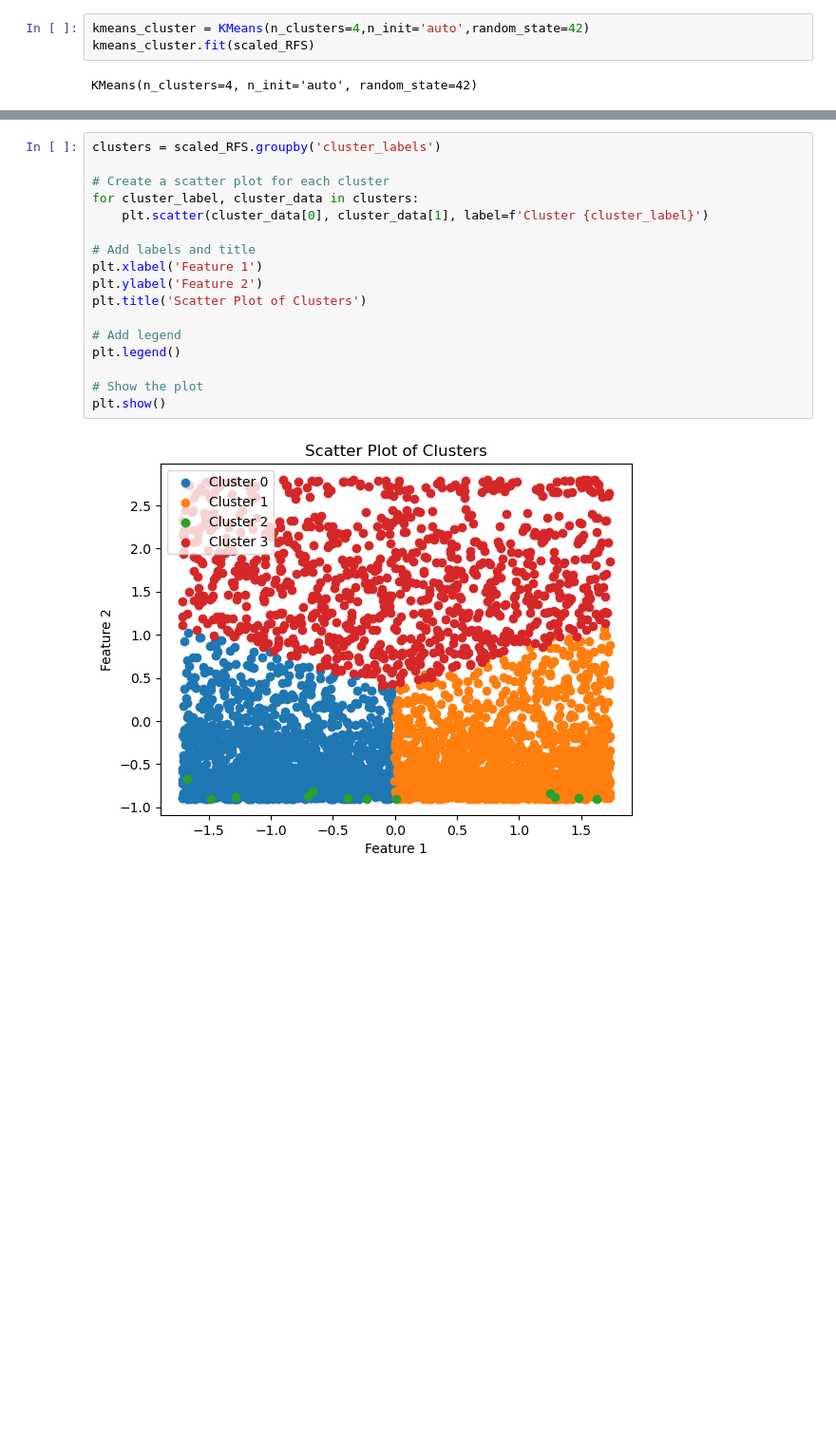
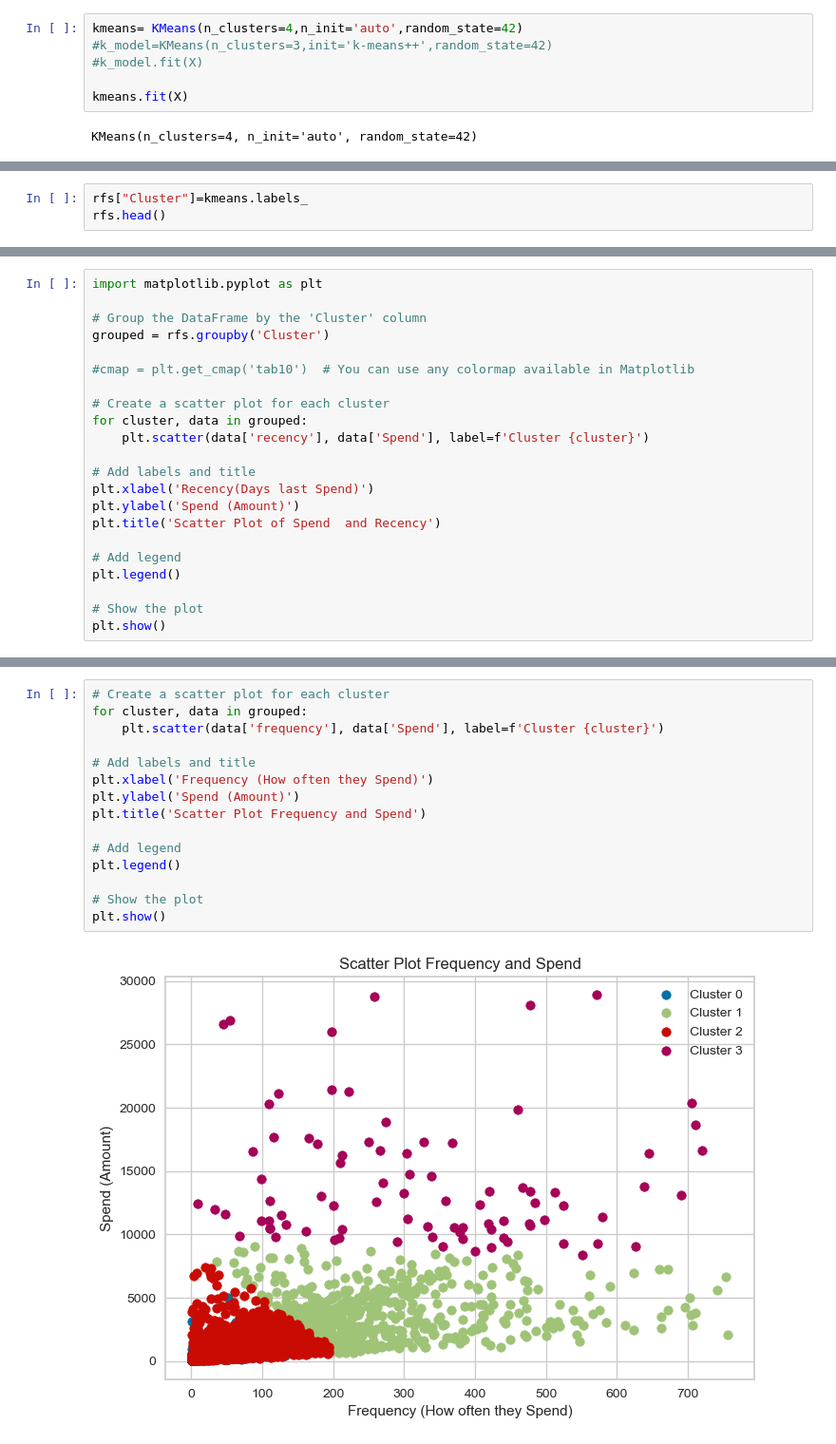
Before and after one commit to moyinajayi/Retail_customer_Clustering, a Jupyter notebook: OnlineSales.ipynb, the cells around one changed output, grey strips where cells are left out. Shown: that part at 95% size. Saved outputs shown, nothing was run; the diff lists cells and outputs as text; blank space fills up the shorter version.

Commit message:
kmeans updates

```diff
--- a/OnlineSales.ipynb
+++ b/OnlineSales.ipynb
@@ -487,5 +522,8 @@ plt.show()
 # %%
-kmeans_cluster = KMeans(n_clusters=4,n_init='auto',random_state=42)
-kmeans_cluster.fit(scaled_RFS)
+kmeans= KMeans(n_clusters=4,n_init='auto',random_state=42)
+#k_model=KMeans(n_clusters=3,init='k-means++',random_state=42)
+#k_model.fit(X)
+
+kmeans.fit(X)
 # %% [output]
 KMeans(n_clusters=4, n_init='auto', random_state=42)
@@ -502,0 +538,3 @@ scaled_RFS.head()
+# %%
+rfs["Cluster"]=kmeans.labels_
+rfs.head()
@@ -502,0 +548,22 @@ scaled_RFS.head()
+# %%
+import matplotlib.pyplot as plt
+
+# Group the DataFrame by the 'Cluster' column
+grouped = rfs.groupby('Cluster')
+
+#cmap = plt.get_cmap('tab10')  # You can use any colormap available in Matplotlib
+
+# Create a scatter plot for each cluster
+for cluster, data in grouped:
+    plt.scatter(data['recency'], data['Spend'], label=f'Cluster {cluster}')
+
+# Add labels and title
+plt.xlabel('Recency(Days last Spend)')
+plt.ylabel('Spend (Amount)')
+plt.title('Scatter Plot of Spend  and Recency')
+
+# Add legend
+plt.legend()
+
+# Show the plot
+plt.show()
@@ -503,19 +572,17 @@ scaled_RFS.head()
 # %%
-clusters = scaled_RFS.groupby('cluster_labels')
-
 # Create a scatter plot for each cluster
-for cluster_label, cluster_data in clusters:
-    plt.scatter(cluster_data[0], cluster_data[1], label=f'Cluster {cluster_label}')
+for cluster, data in grouped:
+    plt.scatter(data['frequency'], data['Spend'], label=f'Cluster {cluster}')
 
 # Add labels and title
-plt.xlabel('Feature 1')
-plt.ylabel('Feature 2')
-plt.title('Scatter Plot of Clusters')
+plt.xlabel('Frequency (How often they Spend)')
+plt.ylabel('Spend (Amount)')
+plt.title('Scatter Plot Frequency and Spend')
 
 # Add legend
 plt.legend()
 
 # Show the plot
 plt.show()
 # %% [output]
-[figure, old version]
+[figure, new version]
```
Also changed, not shown: parts of 22 cells of this notebook.
